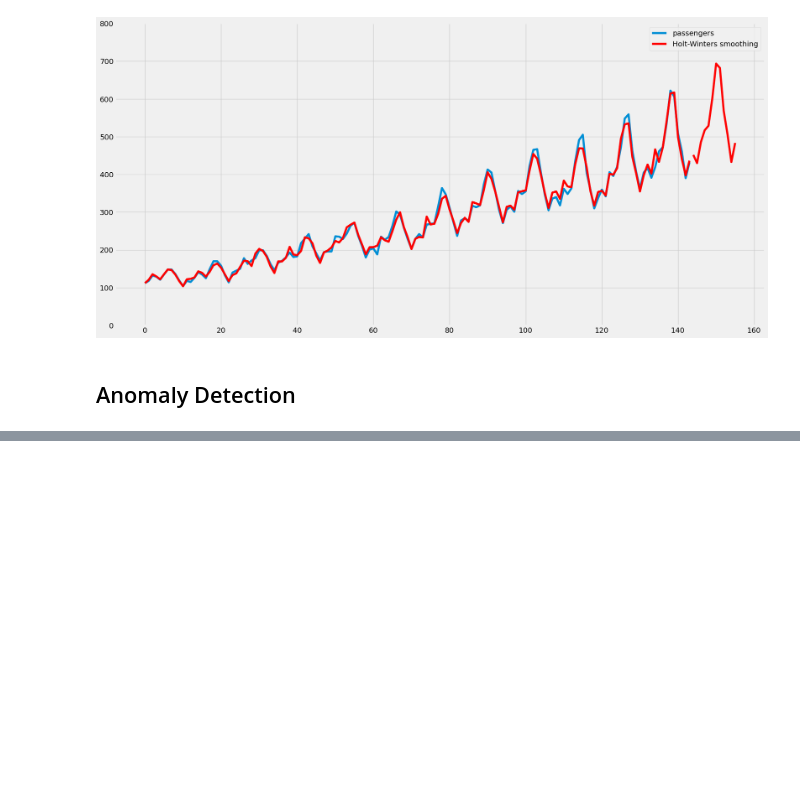
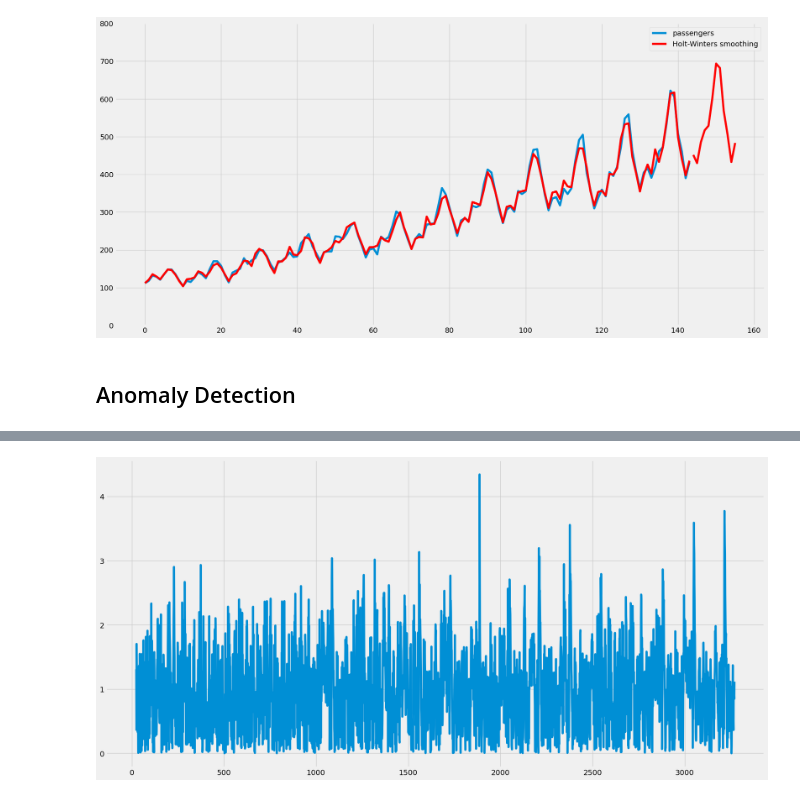
Before and after one commit to bachaudhry/time_series, a Jupyter notebook: ts_with_k/02_Smoothing_Methods.ipynb, the cells around one changed output, grey strips where cells are left out. Drawn from its saved outputs; the diff is of its cells as text; code cells hidden in the pictures; blank space fills up the shorter version.

```diff
--- a/ts_with_k/02_Smoothing_Methods.ipynb
+++ b/ts_with_k/02_Smoothing_Methods.ipynb
@@ -139,0 +156,14 @@ plt.show();
+# %%
+# Pick a window size
+window_size = 25
+
+# Calculate rolling mean and std.
+xroll = series['value'].rolling(window_size)
+series['mean_roll'] = xroll.mean()
+series['std_roll'] = xroll.std()
+
+# Calculate Z-score
+series['zscore'] = np.abs((series['value'] - series['mean_roll']) / series['std_roll'])
+series['zscore'].plot();
+# %% [output]
+[figure, added]
```
Also changed, not shown: parts of 17 cells of this notebook.
